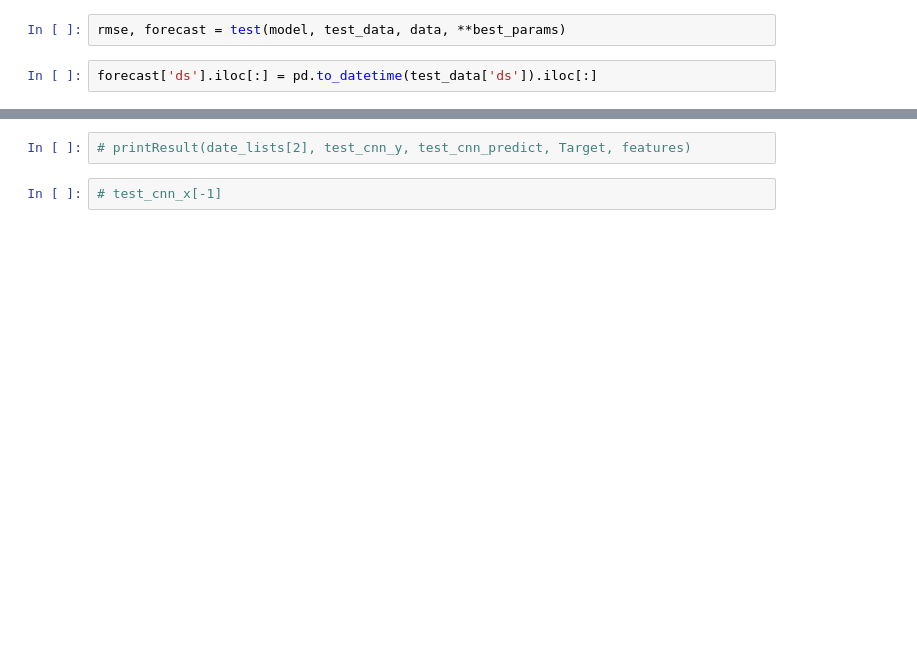
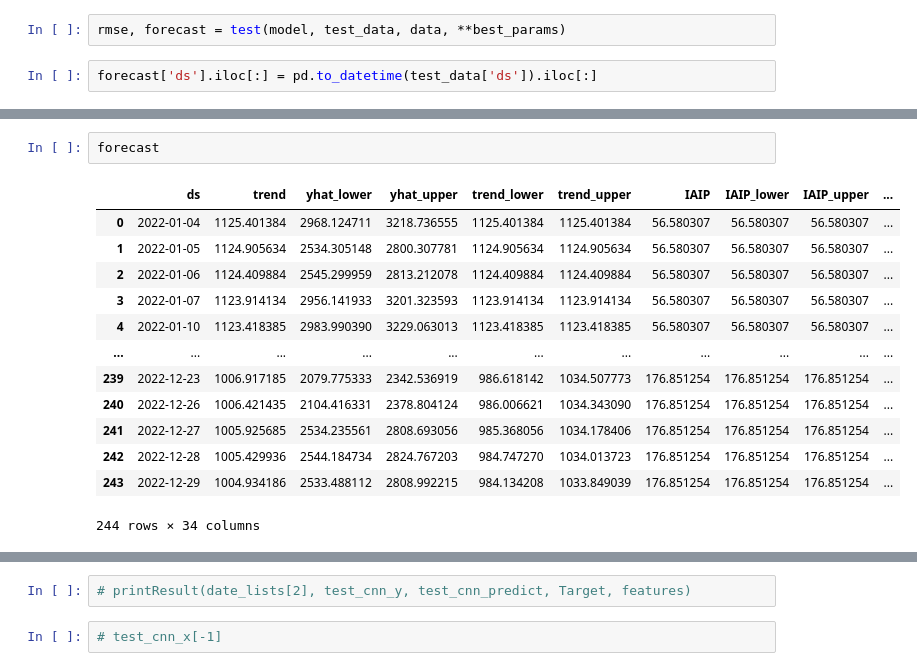
Before and after one commit to cye2020/TSF-PI, a Jupyter notebook: prophet-tsf-pi.ipynb, the cells around one changed output, grey strips where cells are left out. Saved outputs shown, nothing was run; the diff lists cells and outputs as text; blank space fills up the shorter version.

```diff
--- a/prophet-tsf-pi.ipynb
+++ b/prophet-tsf-pi.ipynb
@@ -295,0 +275,16 @@ Name: ds, Length: 555, dtype: datetime64[ns]
+# %%
+forecast
+# %% [output]
+|  | ds | trend | yhat_lower | yhat_upper | trend_lower | trend_upper | IAIP | IAIP_lower | IAIP_upper | ... |
+| 0 | 2022-01-04 | 1125.401384 | 2968.124711 | 3218.736555 | 1125.401384 | 1125.401384 | 56.580307 | 56.580307 | 56.580307 | ... |
+| 1 | 2022-01-05 | 1124.905634 | 2534.305148 | 2800.307781 | 1124.905634 | 1124.905634 | 56.580307 | 56.580307 | 56.580307 | ... |
+| 2 | 2022-01-06 | 1124.409884 | 2545.299959 | 2813.212078 | 1124.409884 | 1124.409884 | 56.580307 | 56.580307 | 56.580307 | ... |
+| 3 | 2022-01-07 | 1123.914134 | 2956.141933 | 3201.323593 | 1123.914134 | 1123.914134 | 56.580307 | 56.580307 | 56.580307 | ... |
+| 4 | 2022-01-10 | 1123.418385 | 2983.990390 | 3229.063013 | 1123.418385 | 1123.418385 | 56.580307 | 56.580307 | 56.580307 | ... |
+| ... | ... | ... | ... | ... | ... | ... | ... | ... | ... | ... |
+| 239 | 2022-12-23 | 1006.917185 | 2079.775333 | 2342.536919 | 986.618142 | 1034.507773 | 176.851254 | 176.851254 | 176.851254 | ... |
+| 240 | 2022-12-26 | 1006.421435 | 2104.416331 | 2378.804124 | 986.006621 | 1034.343090 | 176.851254 | 176.851254 | 176.851254 | ... |
+| 241 | 2022-12-27 | 1005.925685 | 2534.235561 | 2808.693056 | 985.368056 | 1034.178406 | 176.851254 | 176.851254 | 176.851254 | ... |
+| 242 | 2022-12-28 | 1005.429936 | 2544.184734 | 2824.767203 | 984.747270 | 1034.013723 | 176.851254 | 176.851254 | 176.851254 | ... |
+| 243 | 2022-12-29 | 1004.934186 | 2533.488112 | 2808.992215 | 984.134208 | 1033.849039 | 176.851254 | 176.851254 | 176.851254 | ... |
+244 rows × 34 columns
```
Also changed, not shown: parts of 11 cells of this notebook.
